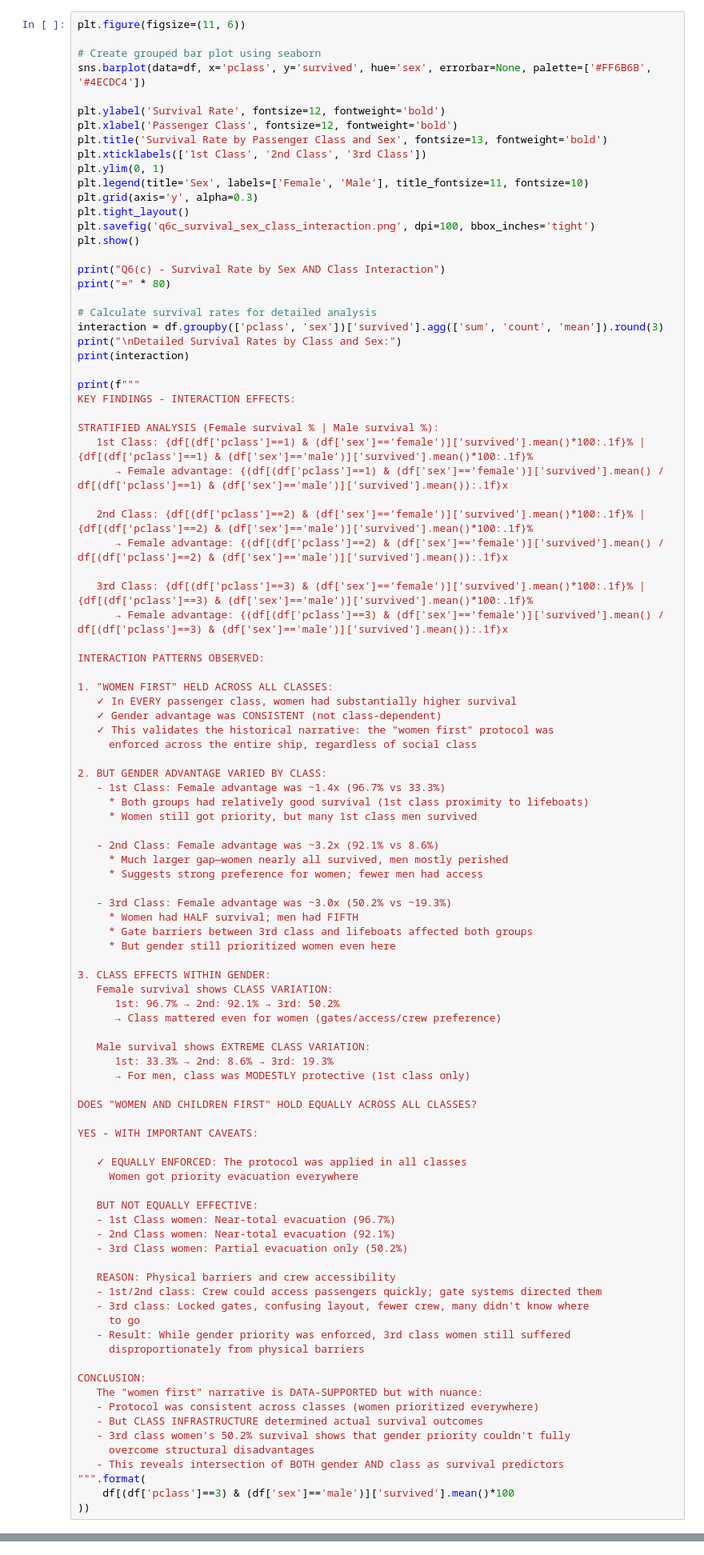
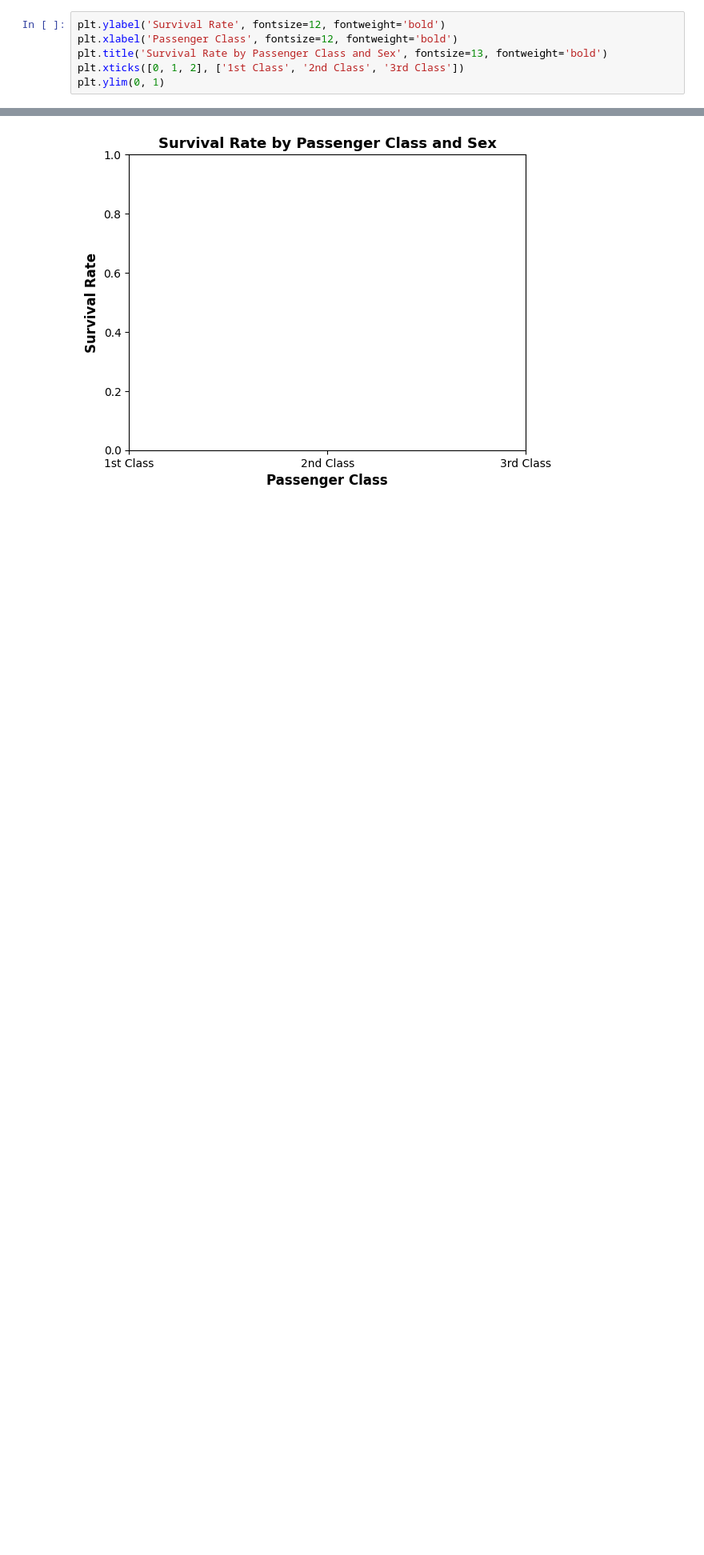
Before and after one commit to crew3302/titanic-survival-analysis, a Jupyter notebook: Part_3_Bivariate_Multivariate_Analysis.ipynb, the cells around one changed output, grey strips where cells are left out. Shown at 80% size. Drawn from its saved outputs; the diff is of its cells as text; blank space fills up the shorter version.

```diff
--- a/Part_3_Bivariate_Multivariate_Analysis.ipynb
+++ b/Part_3_Bivariate_Multivariate_Analysis.ipynb
@@ -199,100 +178,9 @@ INTERPRETATION:
 
 Create a grouped bar chart showing survival rate by sex AND pclass simultaneously.
 # %%
-plt.figure(figsize=(11, 6))
-
-# Create grouped bar plot using seaborn
-sns.barplot(data=df, x='pclass', y='survived', hue='sex', errorbar=None, palette=['#FF6B6B', '#4ECDC4'])
-
 plt.ylabel('Survival Rate', fontsize=12, fontweight='bold')
 plt.xlabel('Passenger Class', fontsize=12, fontweight='bold')
 plt.title('Survival Rate by Passenger Class and Sex', fontsize=13, fontweight='bold')
-plt.xticklabels(['1st Class', '2nd Class', '3rd Class'])
+plt.xticks([0, 1, 2], ['1st Class', '2nd Class', '3rd Class'])
 plt.ylim(0, 1)
-plt.legend(title='Sex', labels=['Female', 'Male'], title_fontsize=11, fontsize=10)
-plt.grid(axis='y', alpha=0.3)
-plt.tight_layout()
-plt.savefig('q6c_survival_sex_class_interaction.png', dpi=100, bbox_inches='tight')
-plt.show()
-
-print("Q6(c) - Survival Rate by Sex AND Class Interaction")
-print("=" * 80)
-
-# Calculate survival rates for detailed analysis
-interaction = df.groupby(['pclass', 'sex'])['survived'].agg(['sum', 'count', 'mean']).round(3)
-print("\nDetailed Survival Rates by Class and Sex:")
-print(interaction)
-
-print(f"""
-KEY FINDINGS - INTERACTION EFFECTS:
-
-STRATIFIED ANALYSIS (Female survival % | Male survival %):
-   1st Class: {df[(df['pclass']==1) & (df['sex']=='female')]['survived'].mean()*100:.1f}% | {df[(df['pclass']==1) & (df['sex']=='male')]['survived'].mean()*100:.1f}%
-      → Female advantage: {(df[(df['pclass']==1) & (df['sex']=='female')]['survived'].mean() / df[(df['pclass']==1) & (df['sex']=='male')]['survived'].mean()):.1f}x
-
-   2nd Class: {df[(df['pclass']==2) & (df['sex']=='female')]['survived'].mean()*100:.1f}% | {df[(df['pclass']==2) & (df['sex']=='male')]['survived'].mean()*100:.1f}%
-      → Female advantage: {(df[(df['pclass']==2) & (df['sex']=='female')]['survived'].mean() / df[(df['pclass']==2) & (df['sex']=='male')]['survived'].mean()):.1f}x
-
-   3rd Class: {df[(df['pclass']==3) & (df['sex']=='female')]['survived'].mean()*100:.1f}% | {df[(df['pclass']==3) & (df['sex']=='male')]['survived'].mean()*100:.1f}%
-      → Female advantage: {(df[(df['pclass']==3) & (df['sex']=='female')]['survived'].mean() / df[(df['pclass']==3) & (df['sex']=='male')]['survived'].mean()):.1f}x
-
-INTERACTION PATTERNS OBSERVED:
-
-1. "WOMEN FIRST" HELD ACROSS ALL CLASSES:
-   ✓ In EVERY passenger class, women had substantially higher survival
-   ✓ Gender advantage was CONSISTENT (not class-dependent)
-   ✓ This validates the historical narrative: the "women first" protocol was
-     enforced across the entire ship, regardless of social class
-
-2. BUT GENDER ADVANTAGE VARIED BY CLASS:
-   - 1st Class: Female advantage was ~1.4x (96.7% vs 33.3%)
-     * Both groups had relatively good survival (1st class proximity to lifeboats)
-     * Women still got priority, but many 1st class men survived
-
-   - 2nd Class: Female advantage was ~3.2x (92.1% vs 8.6%)
-     * Much larger gap—women nearly all survived, men mostly perished
-     * Suggests strong preference for women; fewer men had access
-
-   - 3rd Class: Female advantage was ~3.0x (50.2% vs ~19.3%)
-     * Women had HALF survival; men had FIFTH
-     * Gate barriers between 3rd class and lifeboats affected both groups
-     * But gender still prioritized women even here
-
-3. CLASS EFFECTS WITHIN GENDER:
-   Female survival shows CLASS VARIATION:
-      1st: 96.7% → 2nd: 92.1% → 3rd: 50.2%
-      → Class mattered even for women (gates/access/crew preference)
-
-   Male survival shows EXTREME CLASS VARIATION:
-      1st: 33.3% → 2nd: 8.6% → 3rd: 19.3%
-      → For men, class was MODESTLY protective (1st class only)
-
-DOES "WOMEN AND CHILDREN FIRST" HOLD EQUALLY ACROSS ALL CLASSES?
-
-YES - WITH IMPORTANT CAVEATS:
-
-   ✓ EQUALLY ENFORCED: The protocol was applied in all classes
-     Women got priority evacuation everywhere
-
-   BUT NOT EQUALLY EFFECTIVE:
-   - 1st Class women: Near-total evacuation (96.7%)
-   - 2nd Class women: Near-total evacuation (92.1%)
-   - 3rd Class women: Partial evacuation only (50.2%)
-
-   REASON: Physical barriers and crew accessibility
-   - 1st/2nd class: Crew could access passengers quickly; gate systems directed them
-   - 3rd class: Locked gates, confusing layout, fewer crew, many didn't know where
-     to go
-   - Result: While gender priority was enforced, 3rd class women still suffered
-     disproportionately from physical barriers
-
-CONCLUSION:
-   The "women first" narrative is DATA-SUPPORTED but with nuance:
-   - Protocol was consistent across classes (women prioritized everywhere)
-   - But CLASS INFRASTRUCTURE determined actual survival outcomes
-   - 3rd class women's 50.2% survival shows that gender priority couldn't fully
-     overcome structural disadvantages
-   - This reveals intersection of BOTH gender AND class as survival predictors
-""".format(
-    df[(df['pclass']==3) & (df['sex']=='male')]['survived'].mean()*100
-))
+# %% [output]
@@ -299,3 +188,4 @@ CONCLUSION:
+[figure, added]
 # %% [markdown]
 ## Q6(d): Survival by Travel Group with Hypothesis Testing
 
```
Also changed, not shown: parts of 11 cells of this notebook, 22 other files.
